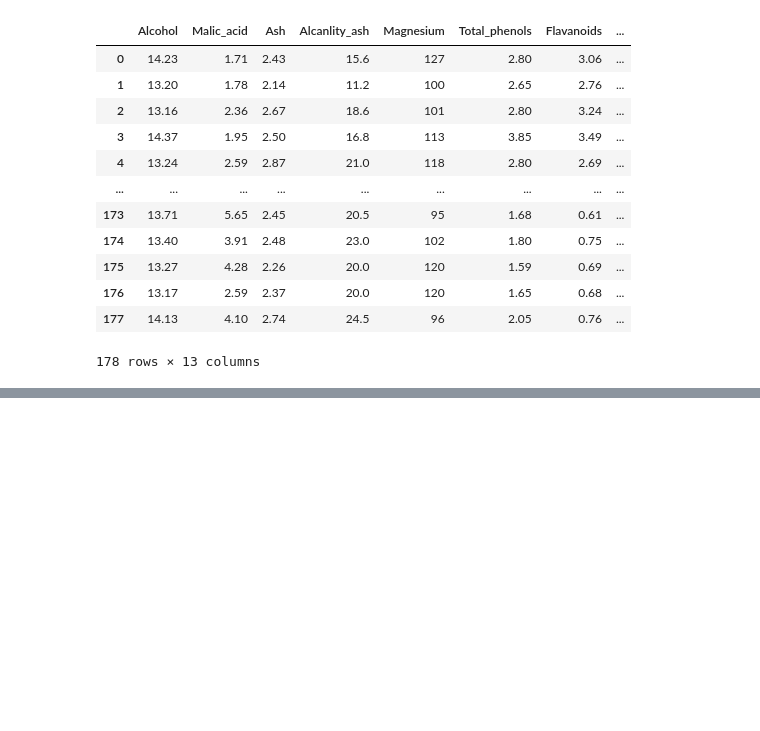
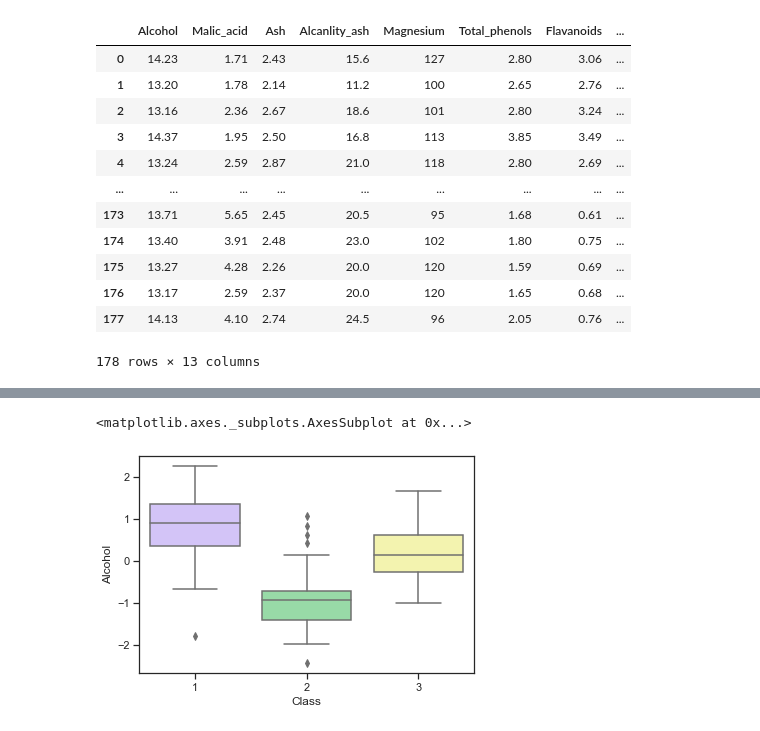
Before and after one commit to DataMathematician/PetResearch, a Jupyter notebook: l4p2.ipynb, the cells around one changed output, grey strips where cells are left out. Cells and saved outputs as stored; diff of their text form; code cells hidden in the pictures; blank space fills up the shorter version.

```diff
--- a/l4p2.ipynb
+++ b/l4p2.ipynb
@@ -181,0 +219,13 @@ pca_2d(X_std,[str(x+1) for x in model.labels_])
+# %%
+new_data = pd.DataFrame(X_std,columns=new_data.columns[:-1])
+new_data['Class'] = [x+1 for x in model.labels_]
+#new_data = X
+var_min = []
+var_max = []
+
+for col in new_data.columns:
+    col = new_data[col]
+    var_min.append(min(col))
+    var_max.append(max(col))
+
+new_data['Class'] = [x+1 for x in model.labels_]
@@ -181,0 +256,8 @@ pca_2d(X_std,[str(x+1) for x in model.labels_])
+# %%
+sns.set_theme(style="ticks", palette="pastel")
+sns.boxplot(x="Class", y="Alcohol",
+            palette=["m", "g","y"],
+            data=new_data)
+# %% [output]
+<matplotlib.axes._subplots.AxesSubplot at 0x...>
+[figure, added]
```
Also changed, not shown: parts of 33 cells of this notebook.
